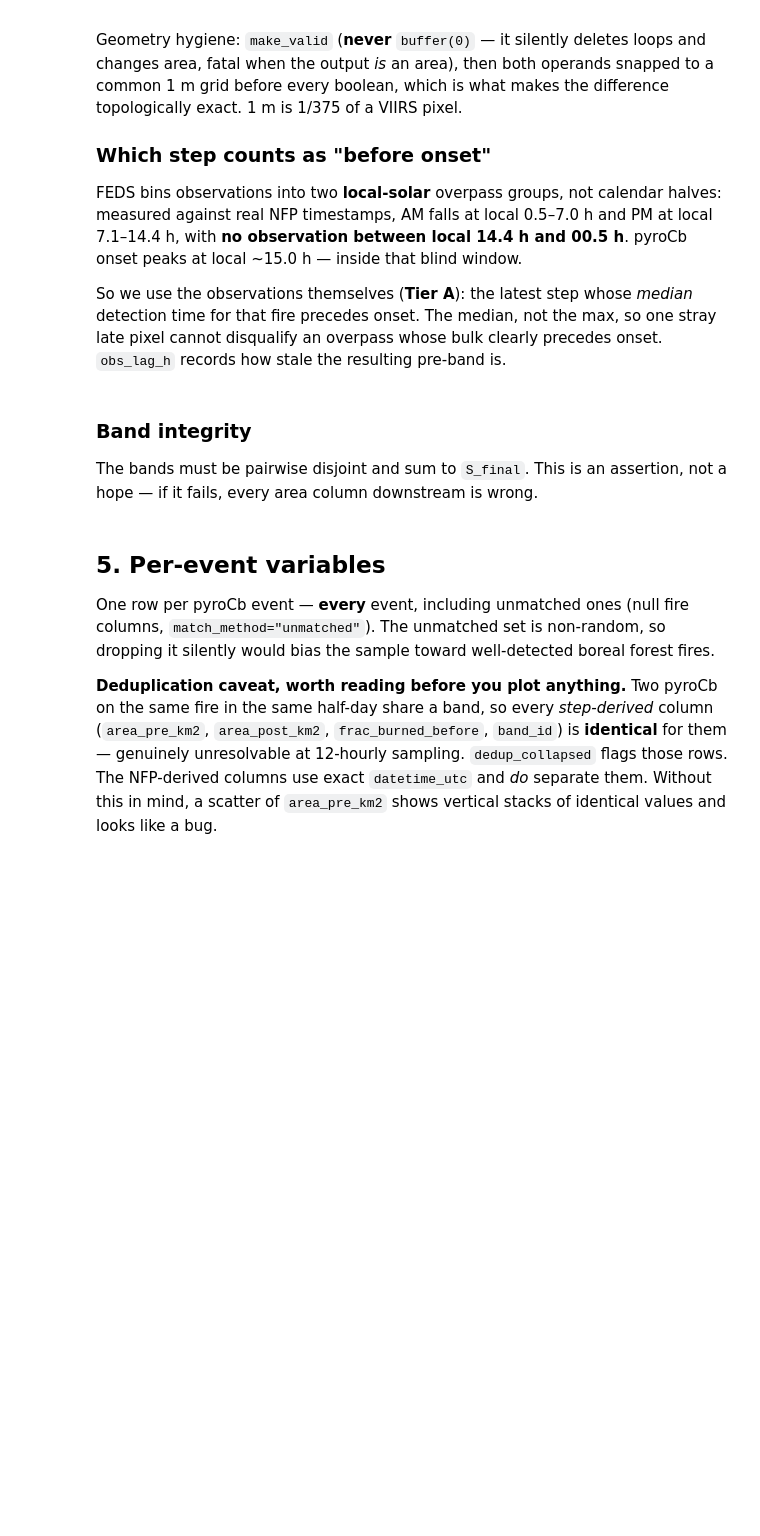
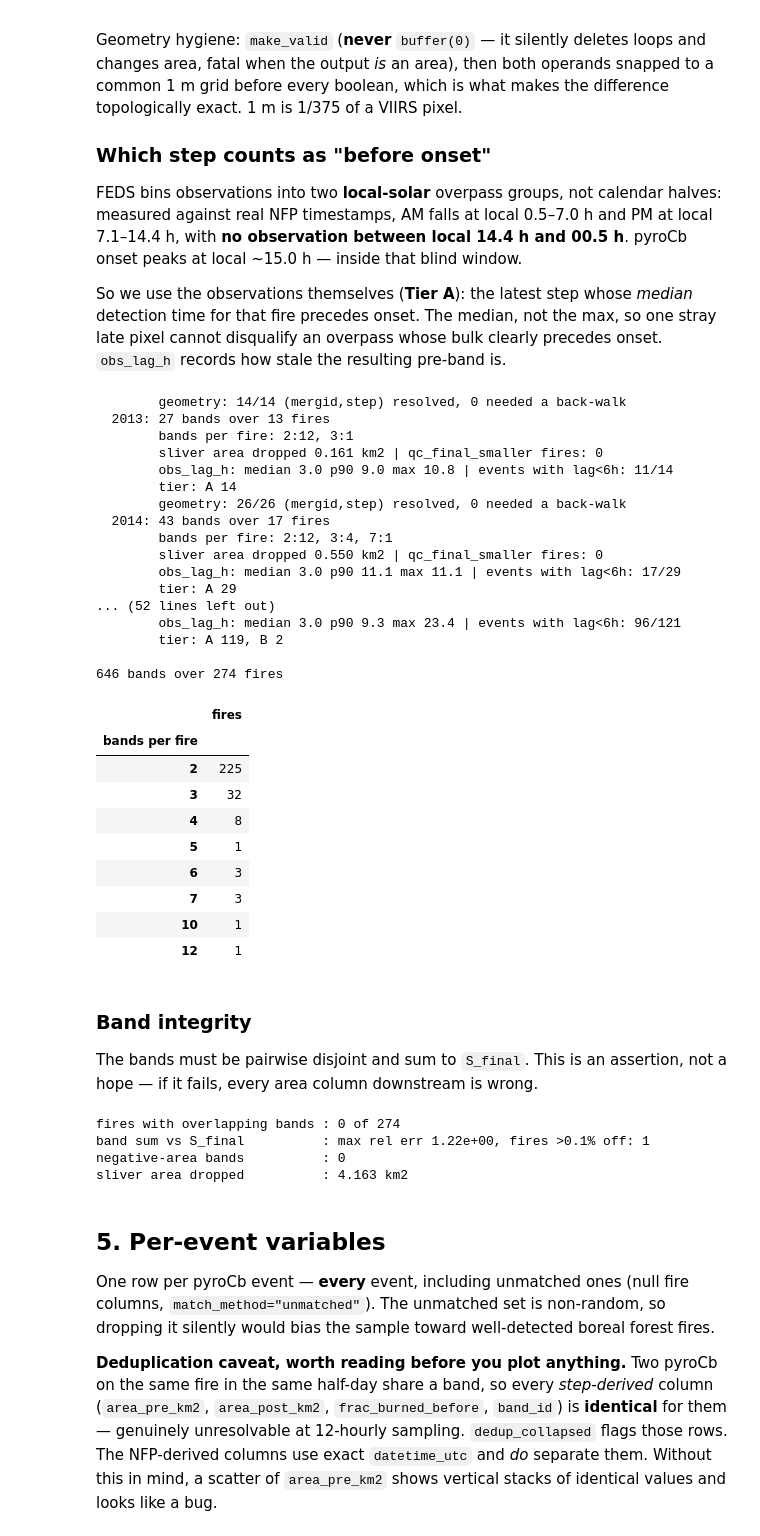
Before and after one commit to JJJellyyy/PyroCB, a Jupyter notebook: Data exploration.ipynb, the cells around one changed output. Drawn from its saved outputs; the diff is of its cells as text; code cells hidden in the pictures; blank space fills up the shorter version.

```diff
--- a/Data exploration.ipynb
+++ b/Data exploration.ipynb
@@ -138,12 +225,40 @@ for that fire precedes onset. The median, not the max, so one stray late pixel c
 an overpass whose bulk clearly precedes onset. `obs_lag_h` records how stale the resulting
 pre-band is.
 # %%
-band_geom, band_ev, active_geom = {}, {}, {}
+band_geom, band_ev, active_geom, nearby_geom = {}, {}, {}, {}
 for y in SNAP_YRS:
     band_geom[y], band_ev[y] = pipeline.bands_cached(y, matches[y])
 bd = pd.concat(band_geom.values(), ignore_index=True) if band_geom else None
 print(f"\n{len(bd)} bands over {bd.mergid.nunique()} fires")
 bd.groupby("mergid").n_bands.first().value_counts().sort_index().rename_axis("bands per fire").to_frame("fires")
+# %% [output]
+        geometry: 14/14 (mergid,step) resolved, 0 needed a back-walk
+  2013: 27 bands over 13 fires
+        bands per fire: 2:12, 3:1
+        sliver area dropped 0.161 km2 | qc_final_smaller fires: 0
+        obs_lag_h: median 3.0 p90 9.0 max 10.8 | events with lag<6h: 11/14
+        tier: A 14
+        geometry: 26/26 (mergid,step) resolved, 0 needed a back-walk
+  2014: 43 bands over 17 fires
+        bands per fire: 2:12, 3:4, 7:1
+        sliver area dropped 0.550 km2 | qc_final_smaller fires: 0
+        obs_lag_h: median 3.0 p90 11.1 max 11.1 | events with lag<6h: 17/29
+        tier: A 29
+... (52 lines left out)
+        obs_lag_h: median 3.0 p90 9.3 max 23.4 | events with lag<6h: 96/121
+        tier: A 119, B 2
+
+646 bands over 274 fires
+|  | fires |
+| bands per fire |  |
+| 2 | 225 |
+| 3 | 32 |
+| 4 | 8 |
+| 5 | 1 |
+| 6 | 3 |
+| 7 | 3 |
+| 10 | 1 |
+| 12 | 1 |
 # %% [markdown]
 ### Band integrity
 
@@ -163,6 +278,11 @@ print(f"fires with overlapping bands : {overlap} of {bd.mergid.nunique()}")
 print(f"band sum vs S_final          : max rel err {chk.rel_err.max():.2e}, fires >0.1% off: {(chk.rel_err > 1e-3).sum()}")
 print(f"negative-area bands          : {int((bd.area_km2 < 0).sum())}")
 print(f"sliver area dropped          : {bd.groupby('mergid').qc_sliver_dropped_km2.first().sum():.3f} km2")
+# %% [output]
+fires with overlapping bands : 0 of 274
+band sum vs S_final          : max rel err 1.22e+00, fires >0.1% off: 1
+negative-area bands          : 0
+sliver area dropped          : 4.163 km2
 # %% [markdown]
 ## 5. Per-event variables
 
```
Also changed, not shown: parts of 12 cells of this notebook, 23 other files.
